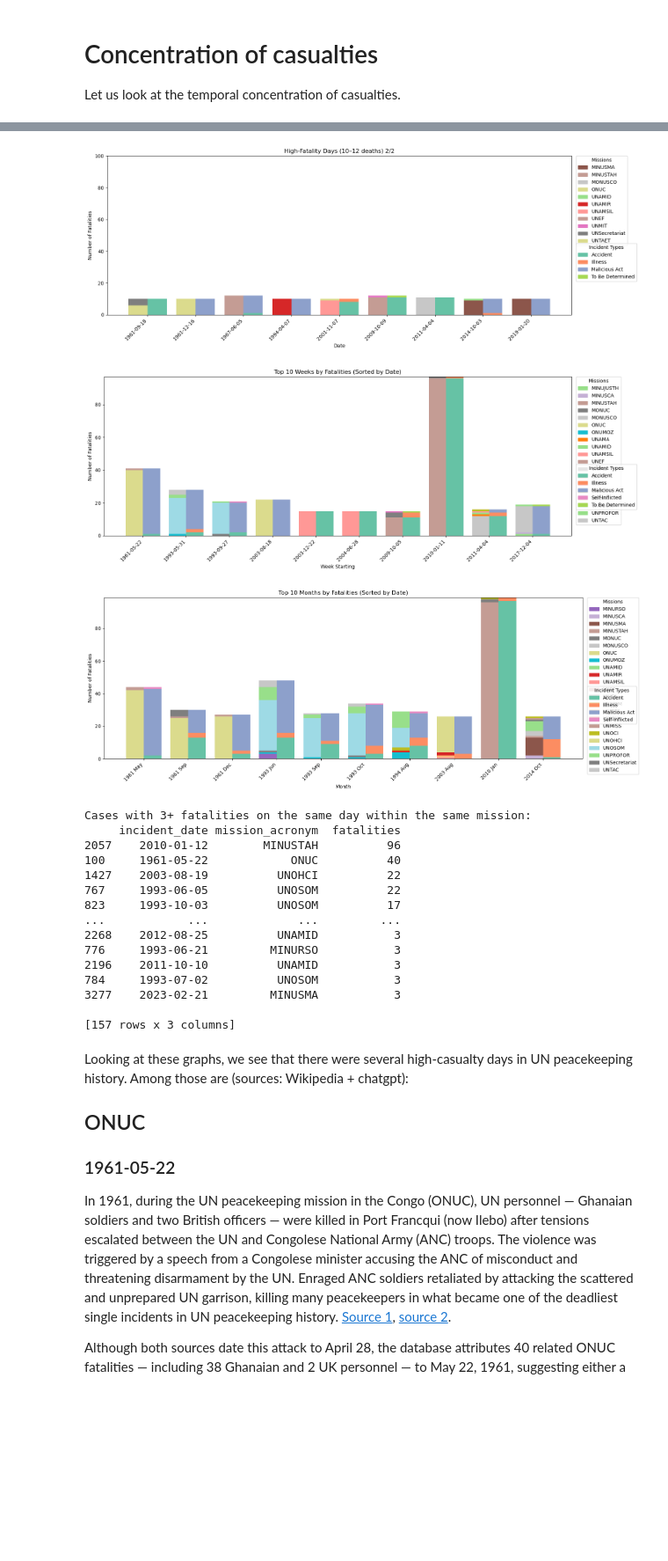
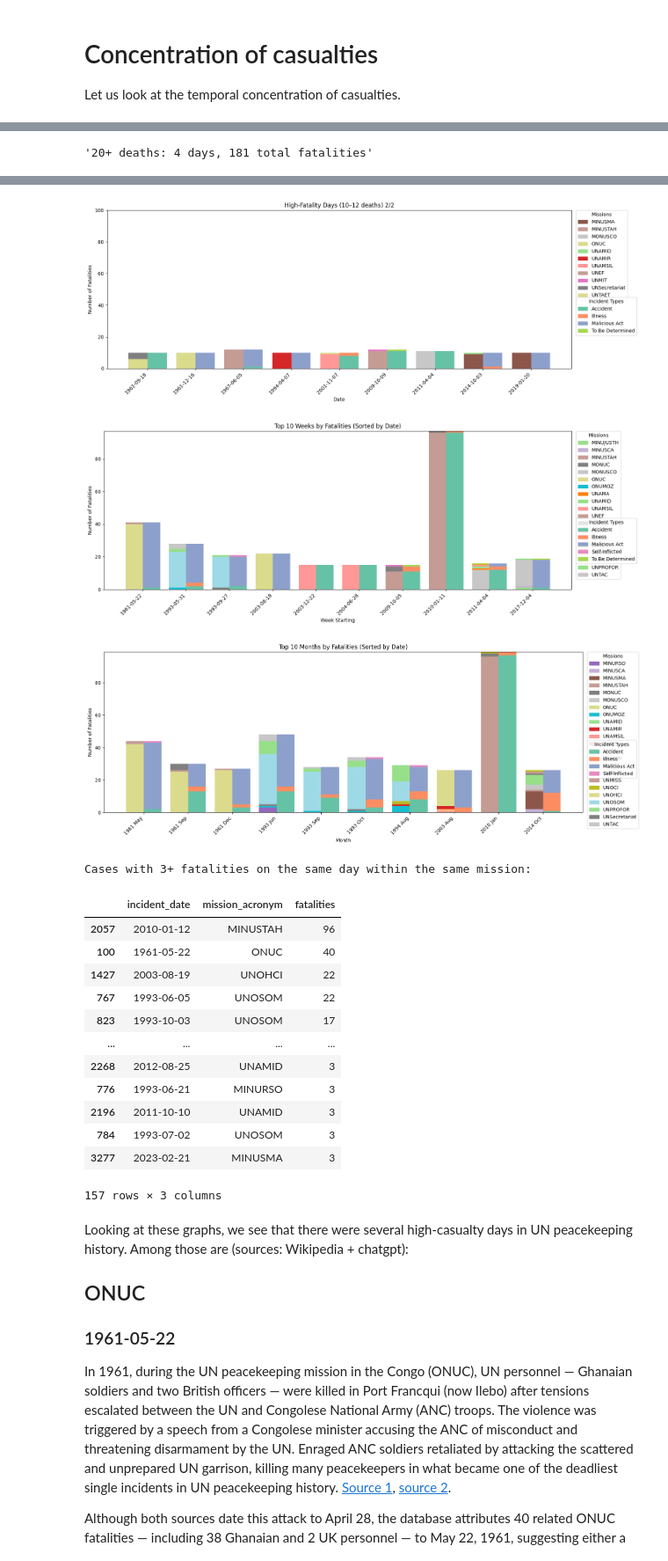
Before and after one commit to iv-div/my-jupyter-portfolio, a Jupyter notebook: peacekeeping-fatalities/data_exploration.ipynb, the cells around one changed output, grey strips where cells are left out. Shown at 88% size. Saved outputs shown, nothing was run; the diff lists cells and outputs as text; code cells hidden in the pictures; blank space fills up the shorter version.

```diff
--- a/peacekeeping-fatalities/data_exploration.ipynb
+++ b/peacekeeping-fatalities/data_exploration.ipynb
@@ -109,10 +141,10 @@ ax2.set_ylim(0, y_break)
 ax2.spines['top'].set_visible(False)
 
 # Add "break" markers
-kwargs = dict(marker=[(-1, -0.5), (1, 0.5)], markersize=12,
-              linestyle='none', color='k', mec='k', mew=1, clip_on=False)
-ax1.plot([0.5], [0], transform=ax1.transAxes, **kwargs)
-ax2.plot([0.5], [1], transform=ax2.transAxes, **kwargs)
+#kwargs = dict(marker=[(-1, -0.5), (1, 0.5)], markersize=12,
+#              linestyle='none', color='k', mec='k', mew=1, clip_on=False)
+#ax1.plot([0.5], [0], transform=ax1.transAxes, **kwargs)
+#ax2.plot([0.5], [1], transform=ax2.transAxes, **kwargs)
 
 # Add labels above bars in lower plot
 for bar in bars:
@@ -146,7 +178,7 @@ buckets = {
 
 print("\nDay Buckets with total days and fatalities:")
 for label, series in buckets.items():
-    print(f"{label}: {len(series)} days, {series.sum()} total fatalities")
+    display(f"{label}: {len(series)} days, {series.sum()} total fatalities")
 
 # 2. Were there days with an exceptionally high number of casualties?
 
@@ -247,7 +279,7 @@ plot_dual_stacked(
     time_col='incident_date',
     title='High-Fatality Days (13+ deaths) 1/2',
     xlabel='Date',
-    color_dict_missions=color_dict,
+    color_dict_missions=color_dict_missions,
     color_dict_incidents=color_dict_incidents,
     ymax=100
 )
@@ -257,7 +289,7 @@ plot_dual_stacked(
     time_col='incident_date',
     title='High-Fatality Days (10–12 deaths) 2/2',
     xlabel='Date',
-    color_dict_missions=color_dict,
+    color_dict_missions=color_dict_missions,
     color_dict_incidents=color_dict_incidents,
     ymax=100  # same scale for comparison
 )
@@ -283,7 +315,7 @@ plot_dual_stacked(
     time_col='week',
     title='Top 10 Weeks by Fatalities (Sorted by Date)',
     xlabel='Week Starting',
-    color_dict_missions=color_dict,
+    color_dict_missions=color_dict_missions,
     color_dict_incidents=color_dict_incidents,
     top_n=10
 )
@@ -293,7 +325,7 @@ plot_dual_stacked(
     time_col='month',
     title='Top 10 Months by Fatalities (Sorted by Date)',
     xlabel='Month',
-    color_dict_missions=color_dict,
+    color_dict_missions=color_dict_missions,
     color_dict_incidents=color_dict_incidents,
     top_n=10
 )
@@ -309,7 +341,7 @@ cases_3plus = (
 cases_3plus = cases_3plus[cases_3plus['fatalities'] >= 3]
 
 print("Cases with 3+ fatalities on the same day within the same mission:")
-print(cases_3plus.sort_values(by='fatalities', ascending=False))
+display(cases_3plus.sort_values(by='fatalities', ascending=False))
 # %% [output]
 [figure]
 Total unique days with deaths: 3126
@@ -323,22 +354,22 @@ Day Buckets with total days and fatalities:
+'20+ deaths: 4 days, 181 total fatalities'
 [figure]
 [figure]
 [figure]
 [figure]
-Cases with 3+ fatalities on the same day within the same mission:
-     incident_date mission_acronym  fatalities
-2057    2010-01-12        MINUSTAH          96
-100     1961-05-22            ONUC          40
-1427    2003-08-19          UNOHCI          22
-767     1993-06-05          UNOSOM          22
-823     1993-10-03          UNOSOM          17
-...            ...             ...         ...
-2268    2012-08-25          UNAMID           3
-776     1993-06-21         MINURSO           3
-2196    2011-10-10          UNAMID           3
-784     1993-07-02          UNOSOM           3
-3277    2023-02-21         MINUSMA           3
-
-[157 rows x 3 columns]
+Cases with 3+ fatalities on the same day within the same mission:
+|  | incident_date | mission_acronym | fatalities |
+| 2057 | 2010-01-12 | MINUSTAH | 96 |
+| 100 | 1961-05-22 | ONUC | 40 |
+| 1427 | 2003-08-19 | UNOHCI | 22 |
+| 767 | 1993-06-05 | UNOSOM | 22 |
+| 823 | 1993-10-03 | UNOSOM | 17 |
+| ... | ... | ... | ... |
+| 2268 | 2012-08-25 | UNAMID | 3 |
+| 776 | 1993-06-21 | MINURSO | 3 |
+| 2196 | 2011-10-10 | UNAMID | 3 |
+| 784 | 1993-07-02 | UNOSOM | 3 |
+| 3277 | 2023-02-21 | MINUSMA | 3 |
+157 rows × 3 columns
 # %% [markdown]
 Looking at these graphs, we see that there were several high-casualty days in UN peacekeeping history. Among those are (sources: Wikipedia + chatgpt):
 
```
Also changed, not shown: parts of 7 cells of this notebook, 2 other files.
